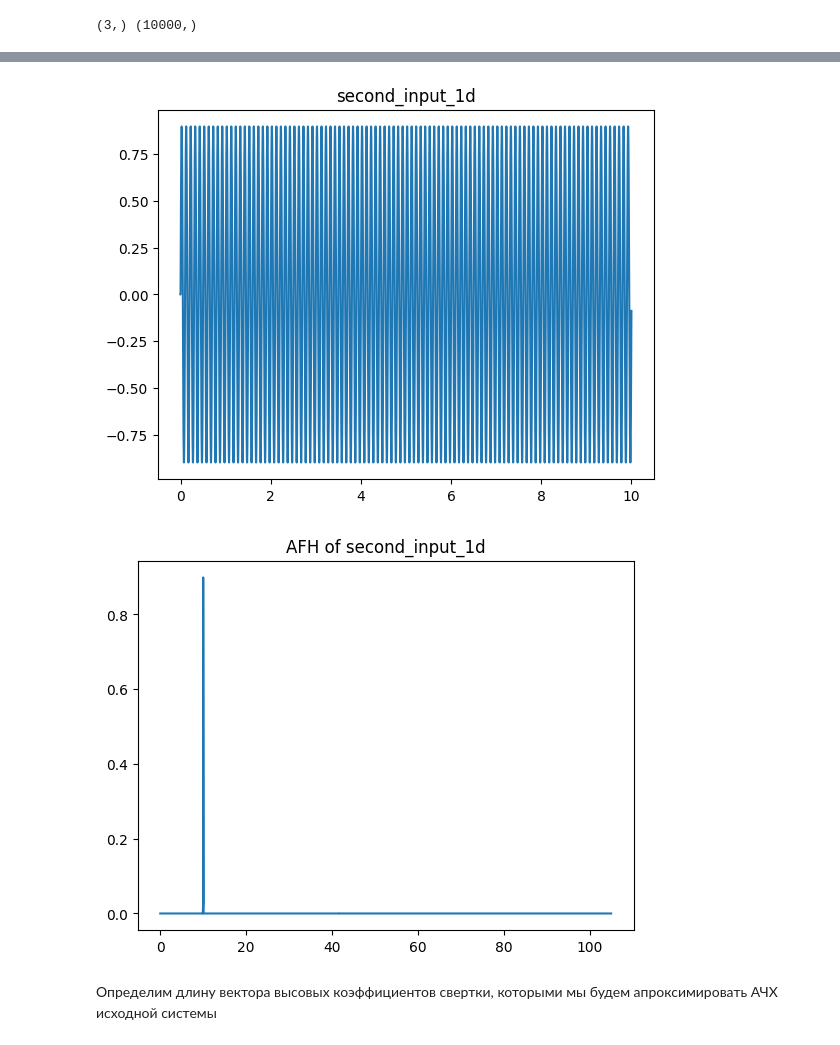
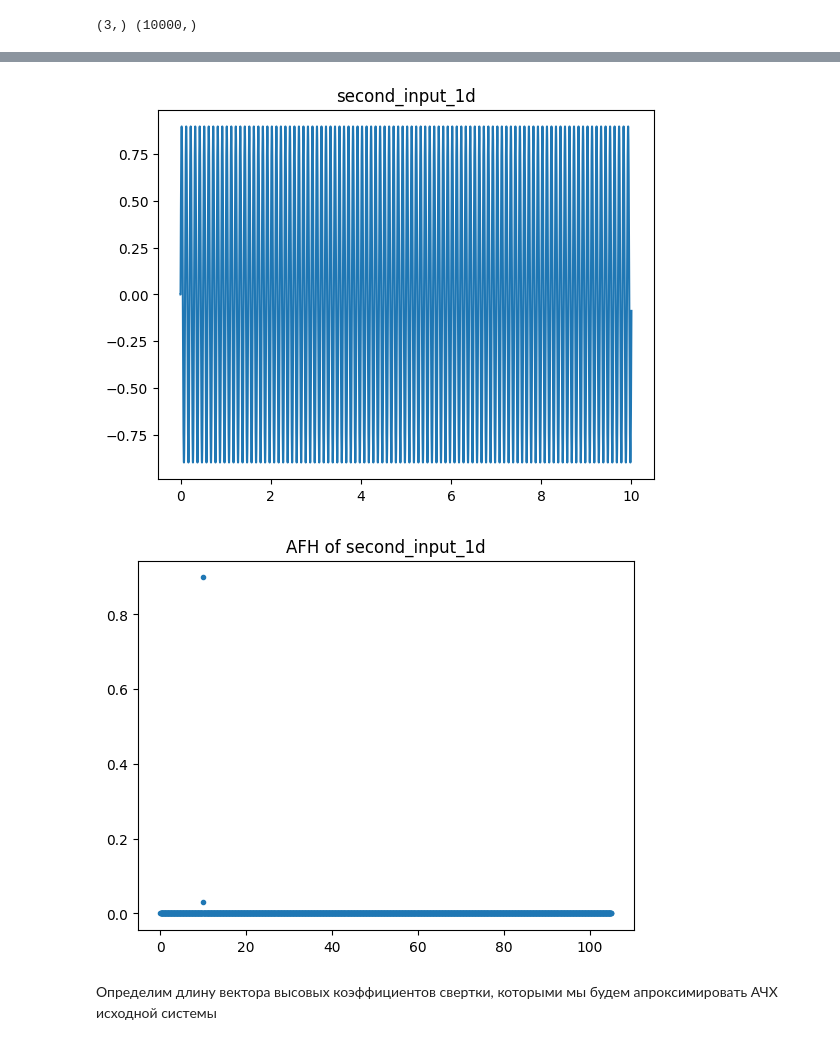
Before and after one commit to dd114/Adaptive-filter-1, a Jupyter notebook: Adaptive-filter-1.ipynb, the cells around one changed output, grey strips where cells are left out. Cells and saved outputs as stored; diff of their text form; code cells hidden in the pictures.

Commit message:
Preparing code to real signals

```diff
--- a/Adaptive-filter-1.ipynb
+++ b/Adaptive-filter-1.ipynb
@@ -147,7 +71,7 @@ print(processing_weights_2d)
   0.01369863 0.01351351 0.01333333 0.01315789 0.01298701 0.01282051
   0.01265823 0.0125     0.01234568 0.01219512 0.01204819 0.01190476]]
 # %%
-second_input_2d = processing_of_signal(first_input_2d, processing_weights_2d)
+second_input_2d = ps.processing_of_signal(first_input_2d, processing_weights_2d)
 # %% [output]
 (1, 84) (84, 10000)
 # %%
@@ -164,7 +88,7 @@ plt.show()
 # %%
 number_of_weights_2d = 1
 # %%
-approx_weights_2d = fitting_of_weights(first_input_2d, second_input_2d, number_of_weights_2d, 1, 1)
+approx_weights_2d = ps.fitting_of_weights(first_input_2d, second_input_2d, number_of_weights_2d, 1, 1)
 print(approx_weights_2d)
 # %% [output]
 [[1.         0.5        0.33333333 0.25       0.2        0.16666667
@@ -192,7 +147,7 @@ initial_weights_1d = np.array([0.1, 0.3, 0.5])
 # %%
 first_input_1d = signal_1d(1, 10, 0, t)
 
-second_input_1d = processing_of_signal(first_input_1d, initial_weights_1d)
+second_input_1d = ps.processing_of_signal(first_input_1d, initial_weights_1d)
 # %% [output]
 (3,) (10000,)
 # %%
@@ -214,19 +169,19 @@ plt.show()
 # %%
 plt.plot(t, second_input_1d)
 plt.title("second_input_1d")
 plt.show()
 
 freq_bound = 2100
 
 x = fftpack.rfftfreq(second_input_1d.size, right_bound / number_of_t)[:freq_bound]
 y = 2 * np.abs(fftpack.rfft(second_input_1d)[:freq_bound]) / second_input_1d.size
 
-plt.plot(x, y)
+plt.plot(x, y, '.')
 plt.title("AFH of second_input_1d")
 plt.show()
 # %% [output]
 [figure]
-[figure, old version]
+[figure, new version]
 # %% [markdown]
 Определим длину вектора высовых коэффициентов свертки, которыми мы будем апроксимировать АЧХ исходной системы
 # %%
```
Also changed, not shown: parts of 17 cells of this notebook, 4 other files.
